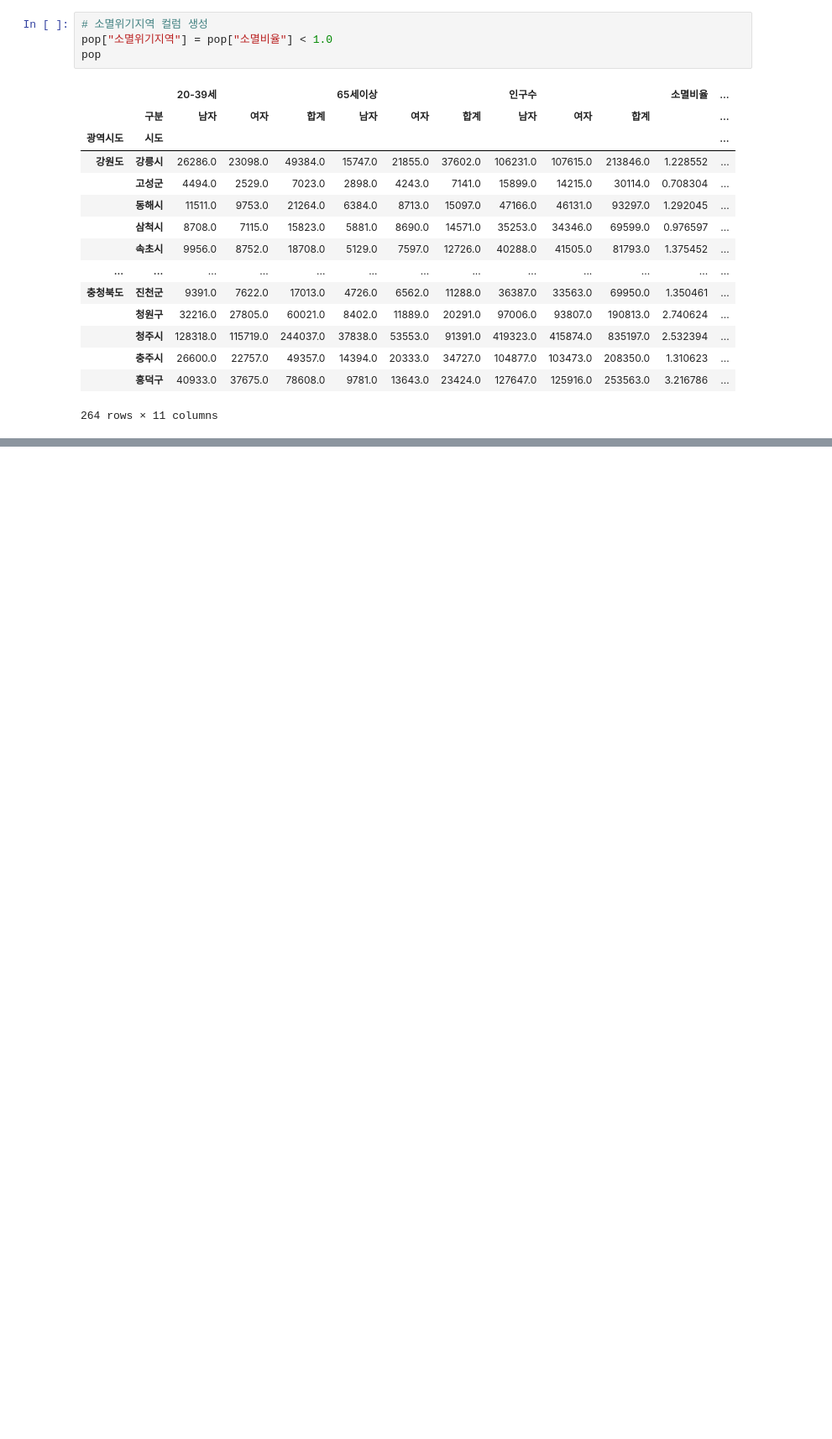
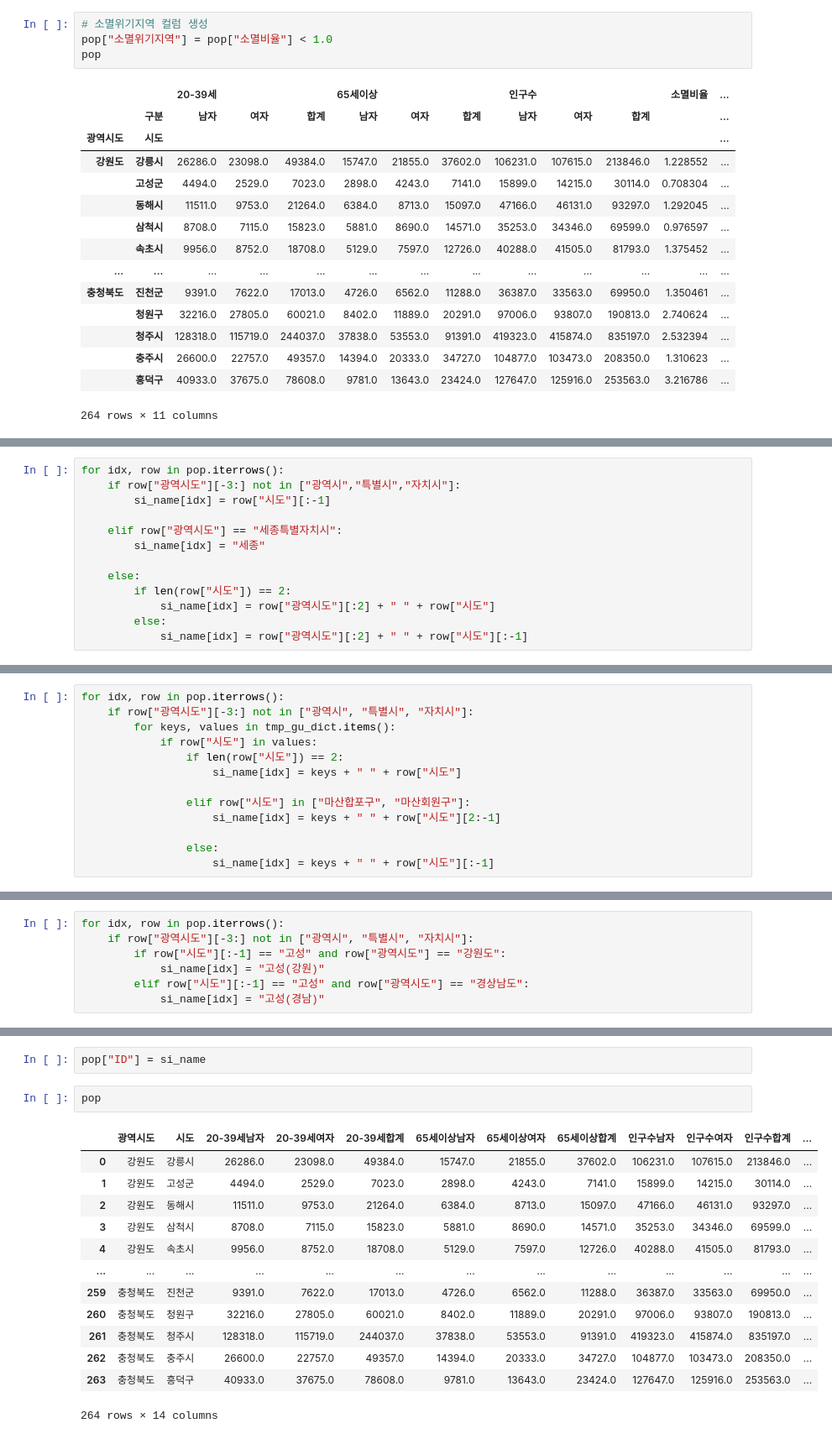
Before and after one commit to wlstmd1004v/Data_Practice, a Jupyter notebook: Population.ipynb, the cells around one changed output, grey strips where cells are left out. Shown at 84% size. Saved outputs shown, nothing was run; the diff lists cells and outputs as text; blank space fills up the shorter version.

```diff
--- a/Population.ipynb
+++ b/Population.ipynb
@@ -284,0 +471,13 @@ pop
+# %%
+for idx, row in pop.iterrows():
+    if row["광역시도"][-3:] not in ["광역시","특별시","자치시"]:
+        si_name[idx] = row["시도"][:-1]
+
+    elif row["광역시도"] == "세종특별자치시":
+        si_name[idx] = "세종"
+
+    else:
+        if len(row["시도"]) == 2:
+            si_name[idx] = row["광역시도"][:2] + " " + row["시도"]
+        else:
+            si_name[idx] = row["광역시도"][:2] + " " + row["시도"][:-1]
@@ -284,0 +506,13 @@ pop
+# %%
+for idx, row in pop.iterrows():
+    if row["광역시도"][-3:] not in ["광역시", "특별시", "자치시"]:
+        for keys, values in tmp_gu_dict.items():
+            if row["시도"] in values:
+                if len(row["시도"]) == 2:
+                    si_name[idx] = keys + " " + row["시도"]
+
+                elif row["시도"] in ["마산합포구", "마산회원구"]:
+                    si_name[idx] = keys + " " + row["시도"][2:-1]
+
+                else:
+                    si_name[idx] = keys + " " + row["시도"][:-1]
@@ -284,0 +521,7 @@ pop
+# %%
+for idx, row in pop.iterrows():
+    if row["광역시도"][-3:] not in ["광역시", "특별시", "자치시"]:
+        if row["시도"][:-1] == "고성" and row["광역시도"] == "강원도":
+            si_name[idx] = "고성(강원)"
+        elif row["시도"][:-1] == "고성" and row["광역시도"] == "경상남도":
+            si_name[idx] = "고성(경남)"
@@ -284,0 +548,18 @@ pop
+# %%
+pop["ID"] = si_name
+# %%
+pop
+# %% [output]
+|  | 광역시도 | 시도 | 20-39세남자 | 20-39세여자 | 20-39세합계 | 65세이상남자 | 65세이상여자 | 65세이상합계 | 인구수남자 | 인구수여자 | 인구수합계 | ... |
+| 0 | 강원도 | 강릉시 | 26286.0 | 23098.0 | 49384.0 | 15747.0 | 21855.0 | 37602.0 | 106231.0 | 107615.0 | 213846.0 | ... |
+| 1 | 강원도 | 고성군 | 4494.0 | 2529.0 | 7023.0 | 2898.0 | 4243.0 | 7141.0 | 15899.0 | 14215.0 | 30114.0 | ... |
+| 2 | 강원도 | 동해시 | 11511.0 | 9753.0 | 21264.0 | 6384.0 | 8713.0 | 15097.0 | 47166.0 | 46131.0 | 93297.0 | ... |
+| 3 | 강원도 | 삼척시 | 8708.0 | 7115.0 | 15823.0 | 5881.0 | 8690.0 | 14571.0 | 35253.0 | 34346.0 | 69599.0 | ... |
+| 4 | 강원도 | 속초시 | 9956.0 | 8752.0 | 18708.0 | 5129.0 | 7597.0 | 12726.0 | 40288.0 | 41505.0 | 81793.0 | ... |
+| ... | ... | ... | ... | ... | ... | ... | ... | ... | ... | ... | ... | ... |
+| 259 | 충청북도 | 진천군 | 9391.0 | 7622.0 | 17013.0 | 4726.0 | 6562.0 | 11288.0 | 36387.0 | 33563.0 | 69950.0 | ... |
+| 260 | 충청북도 | 청원구 | 32216.0 | 27805.0 | 60021.0 | 8402.0 | 11889.0 | 20291.0 | 97006.0 | 93807.0 | 190813.0 | ... |
+| 261 | 충청북도 | 청주시 | 128318.0 | 115719.0 | 244037.0 | 37838.0 | 53553.0 | 91391.0 | 419323.0 | 415874.0 | 835197.0 | ... |
+| 262 | 충청북도 | 충주시 | 26600.0 | 22757.0 | 49357.0 | 14394.0 | 20333.0 | 34727.0 | 104877.0 | 103473.0 | 208350.0 | ... |
+| 263 | 충청북도 | 흥덕구 | 40933.0 | 37675.0 | 78608.0 | 9781.0 | 13643.0 | 23424.0 | 127647.0 | 125916.0 | 253563.0 | ... |
+264 rows × 14 columns
```
Also changed, not shown: parts of 26 cells of this notebook.
